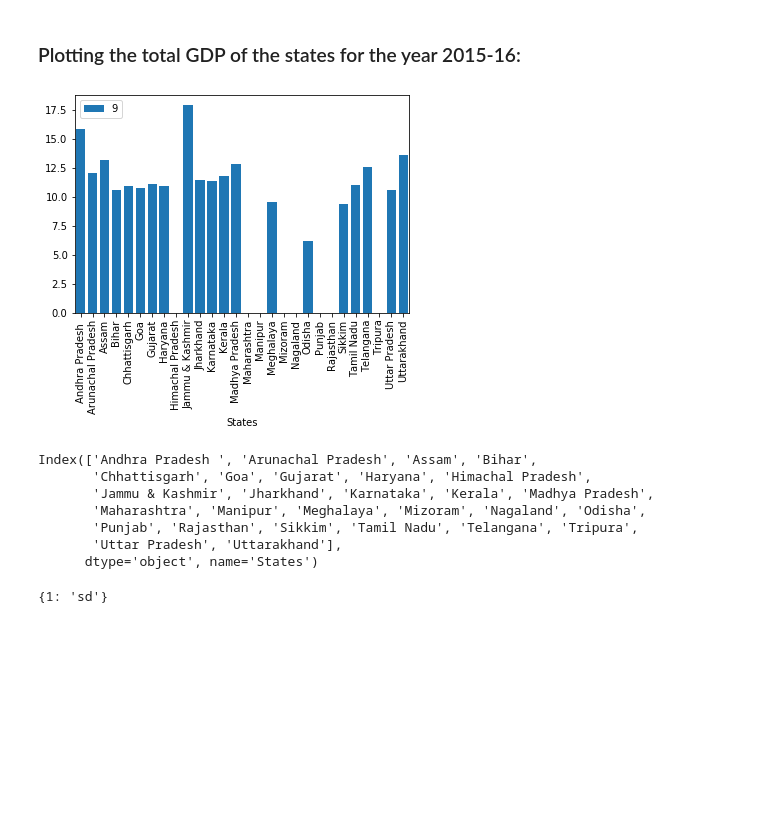
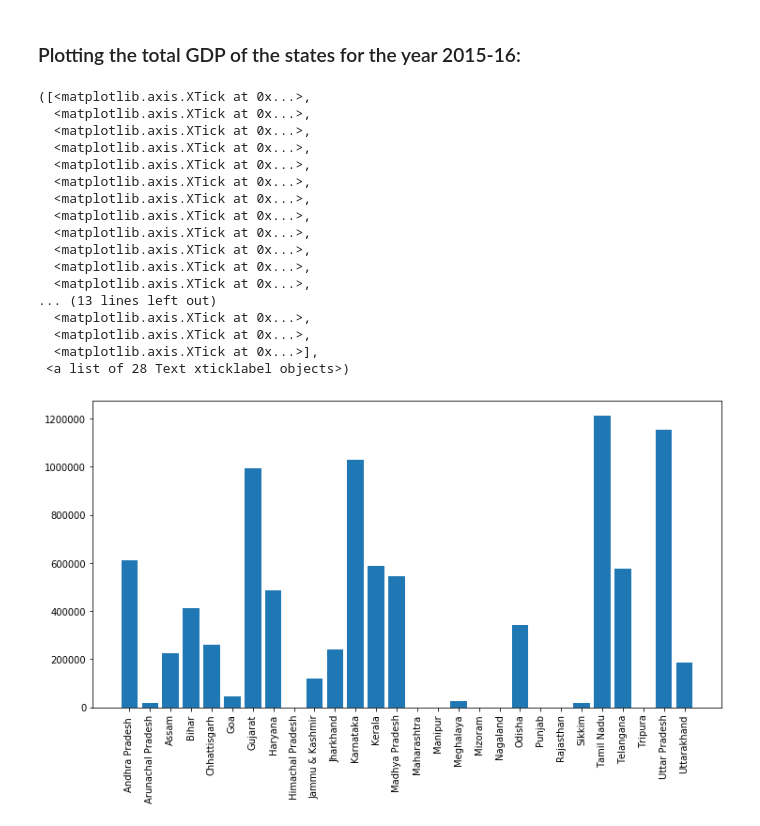
Before and after one commit to IsharM/Files, a Jupyter notebook: Untitled27.ipynb, the cells around one changed output. Drawn from its saved outputs; the diff is of its cells as text; code cells hidden in the pictures; blank space fills up the shorter version.

```diff
--- a/Untitled27.ipynb
+++ b/Untitled27.ipynb
@@ -95,24 +95,31 @@ State_Performance
 ### Plotting the total GDP of the states for the year 2015-16:
 # %%
 #Filtering for Growth
-GSDP_2015 = GSDP_df[(GSDP_df['Items  Description'] == '(% Growth over previous year)') & (GSDP_df['Duration'] == '2015-16')]
+GSDP_2015 = GSDP_df[(GSDP_df['Items  Description'] == 'GSDP - CURRENT PRICES (` in Crore)') & (GSDP_df['Duration'] == '2015-16')]
 GSDP_2015 = GSDP_2015.drop(['Items  Description','Duration','All_India GDP'],axis =1)
-# GSDP_2015.insert (0, "States", pd.DataFrame(['GDSP']))
-# GSDP_2015.set_index('States',inplace=True)
-GSDP_2015= GSDP_2015.transpose()
-GSDP_2015.index.name = 'States'
-GSDP_2015.plot.bar()
-plt.bar(GSDP_2015.index, GSDP_2015[9])
-plt.show()
+
+#Transpose
+GSDP_2015= GSDP_2015.T
+plt.figure(figsize = (12,6))
+plt.bar(GSDP_2015.index, GSDP_2015[4])
+
+plt.xticks(GSDP_2015.index, rotation= 90)
 # %% [output]
+([<matplotlib.axis.XTick at 0x...>,
+  <matplotlib.axis.XTick at 0x...>,
+  <matplotlib.axis.XTick at 0x...>,
+  <matplotlib.axis.XTick at 0x...>,
+  <matplotlib.axis.XTick at 0x...>,
+  <matplotlib.axis.XTick at 0x...>,
+  <matplotlib.axis.XTick at 0x...>,
+  <matplotlib.axis.XTick at 0x...>,
+  <matplotlib.axis.XTick at 0x...>,
+  <matplotlib.axis.XTick at 0x...>,
+  <matplotlib.axis.XTick at 0x...>,
+  <matplotlib.axis.XTick at 0x...>,
+... (13 lines left out)
+  <matplotlib.axis.XTick at 0x...>,
+  <matplotlib.axis.XTick at 0x...>,
+  <matplotlib.axis.XTick at 0x...>],
+ <a list of 28 Text xticklabel objects>)
-[figure, old version]
+[figure, new version]
-# %%
-GSDP_2015.index
-# %% [output]
-Index(['Andhra Pradesh ', 'Arunachal Pradesh', 'Assam', 'Bihar',
-       'Chhattisgarh', 'Goa', 'Gujarat', 'Haryana', 'Himachal Pradesh',
-       'Jammu & Kashmir', 'Jharkhand', 'Karnataka', 'Kerala', 'Madhya Pradesh',
-       'Maharashtra', 'Manipur', 'Meghalaya', 'Mizoram', 'Nagaland', 'Odisha',
-       'Punjab', 'Rajasthan', 'Sikkim', 'Tamil Nadu', 'Telangana', 'Tripura',
-       'Uttar Pradesh', 'Uttarakhand'],
-      dtype='object', name='States')
@@ -122,4 +125,0 @@ dict_State[1] = 'sd'
-# %%
-print(dict_State)
-# %% [output]
-{1: 'sd'}
```
Also changed, not shown: parts of 2 cells of this notebook.
